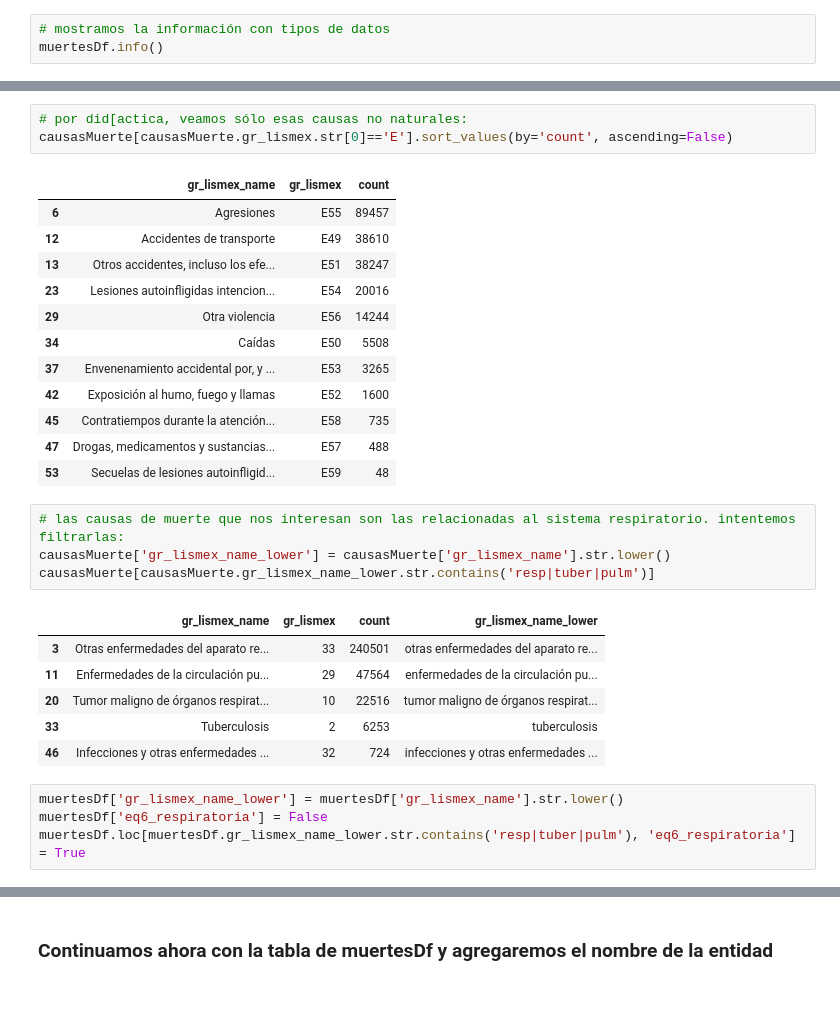
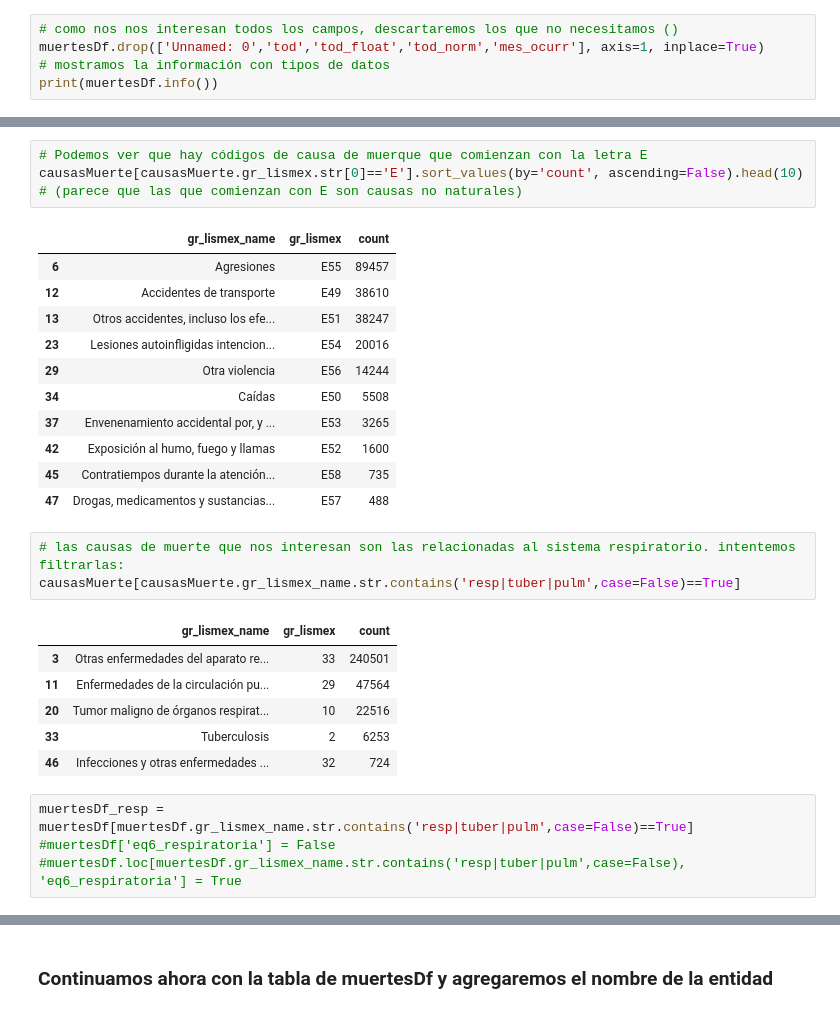
Before and after one commit to SalRmz/DCDP, a Jupyter notebook: 01 Programación en Python/notebooks/proyecto01/death_and_pollution.ipynb, the cells around one changed output, grey strips where cells are left out. Saved outputs shown, nothing was run; the diff lists cells and outputs as text.

```diff
--- a/01 Programación en Python/notebooks/proyecto01/death_and_pollution.ipynb
+++ b/01 Programación en Python/notebooks/proyecto01/death_and_pollution.ipynb
@@ -40,8 +62,10 @@ muertesDf.shape
 # %% [output]
 (2773923, 10)
 # %%
+# como nos nos interesan todos los campos, descartaremos los que no necesitamos ()
+muertesDf.drop(['Unnamed: 0','tod','tod_float','tod_norm','mes_ocurr'], axis=1, inplace=True)
 # mostramos la información con tipos de datos
-muertesDf.info()
+print(muertesDf.info())
 # %% [output]
 <class 'pandas.core.frame.DataFrame'>
 RangeIndex: 2773923 entries, 0 to 2773922
@@ -116,6 +184,7 @@ causasMuerte.head()
 # %%
-# por did[actica, veamos sólo esas causas no naturales:
-causasMuerte[causasMuerte.gr_lismex.str[0]=='E'].sort_values(by='count', ascending=False)
+# Podemos ver que hay códigos de causa de muerque que comienzan con la letra E
+causasMuerte[causasMuerte.gr_lismex.str[0]=='E'].sort_values(by='count', ascending=False).head(10)
+# (parece que las que comienzan con E son causas no naturales)
 # %% [output]
 |  | gr_lismex_name | gr_lismex | count |
 | 6 | Agresiones | E55 | 89457 |
@@ -128,19 +197,17 @@ causasMuerte[causasMuerte.gr_lismex.str[0]=='E'].sort_values(by='count', ascendi
 | 42 | Exposición al humo, fuego y llamas | E52 | 1600 |
 | 45 | Contratiempos durante la atención... | E58 | 735 |
 | 47 | Drogas, medicamentos y sustancias... | E57 | 488 |
-| 53 | Secuelas de lesiones autoinfligid... | E59 | 48 |
 # %%
 # las causas de muerte que nos interesan son las relacionadas al sistema respiratorio. intentemos filtrarlas:
-causasMuerte['gr_lismex_name_lower'] = causasMuerte['gr_lismex_name'].str.lower()
-causasMuerte[causasMuerte.gr_lismex_name_lower.str.contains('resp|tuber|pulm')]
+causasMuerte[causasMuerte.gr_lismex_name.str.contains('resp|tuber|pulm',case=False)==True]
 # %% [output]
-|  | gr_lismex_name | gr_lismex | count | gr_lismex_name_lower |
-| 3 | Otras enfermedades del aparato re... | 33 | 240501 | otras enfermedades del aparato re... |
-| 11 | Enfermedades de la circulación pu... | 29 | 47564 | enfermedades de la circulación pu... |
-| 20 | Tumor maligno de órganos respirat... | 10 | 22516 | tumor maligno de órganos respirat... |
-| 33 | Tuberculosis | 2 | 6253 | tuberculosis |
-| 46 | Infecciones y otras enfermedades ... | 32 | 724 | infecciones y otras enfermedades ... |
+|  | gr_lismex_name | gr_lismex | count |
+| 3 | Otras enfermedades del aparato re... | 33 | 240501 |
+| 11 | Enfermedades de la circulación pu... | 29 | 47564 |
+| 20 | Tumor maligno de órganos respirat... | 10 | 22516 |
+| 33 | Tuberculosis | 2 | 6253 |
+| 46 | Infecciones y otras enfermedades ... | 32 | 724 |
 # %%
-muertesDf['gr_lismex_name_lower'] = muertesDf['gr_lismex_name'].str.lower()
-muertesDf['eq6_respiratoria'] = False
-muertesDf.loc[muertesDf.gr_lismex_name_lower.str.contains('resp|tuber|pulm'), 'eq6_respiratoria'] = True
+muertesDf_resp = muertesDf[muertesDf.gr_lismex_name.str.contains('resp|tuber|pulm',case=False)==True]
+#muertesDf['eq6_respiratoria'] = False
+#muertesDf.loc[muertesDf.gr_lismex_name.str.contains('resp|tuber|pulm',case=False), 'eq6_respiratoria'] = True
```
Also changed, not shown: parts of 69 cells of this notebook.
